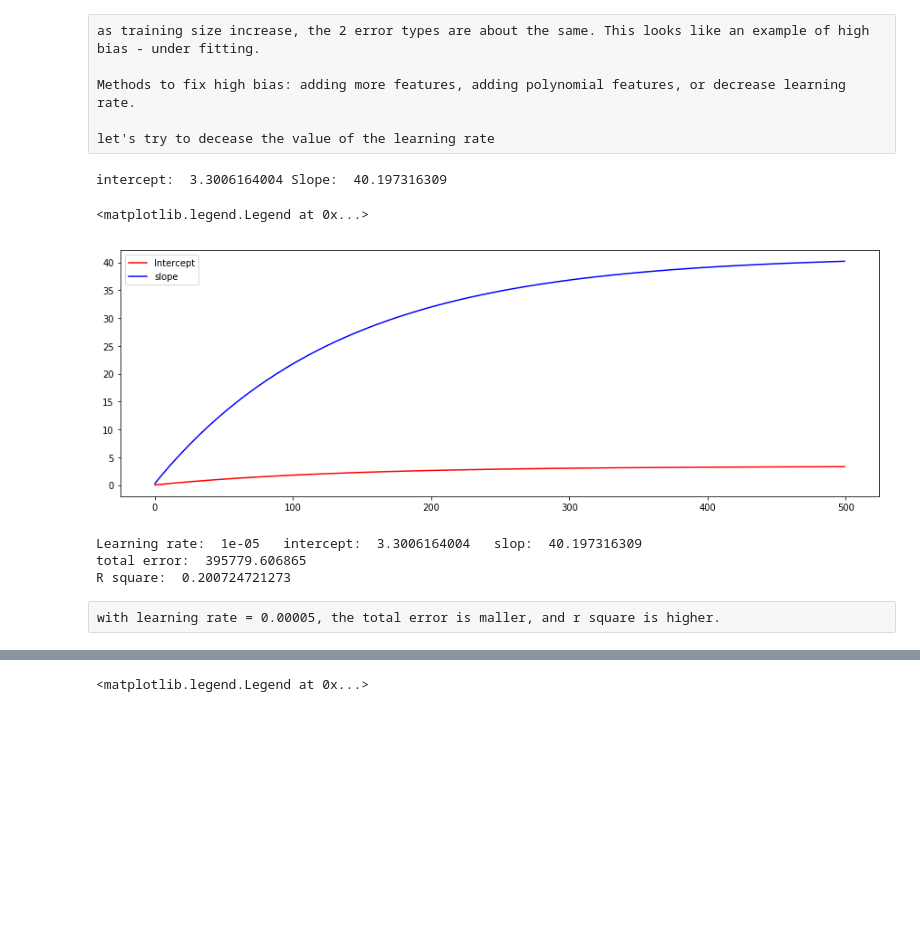
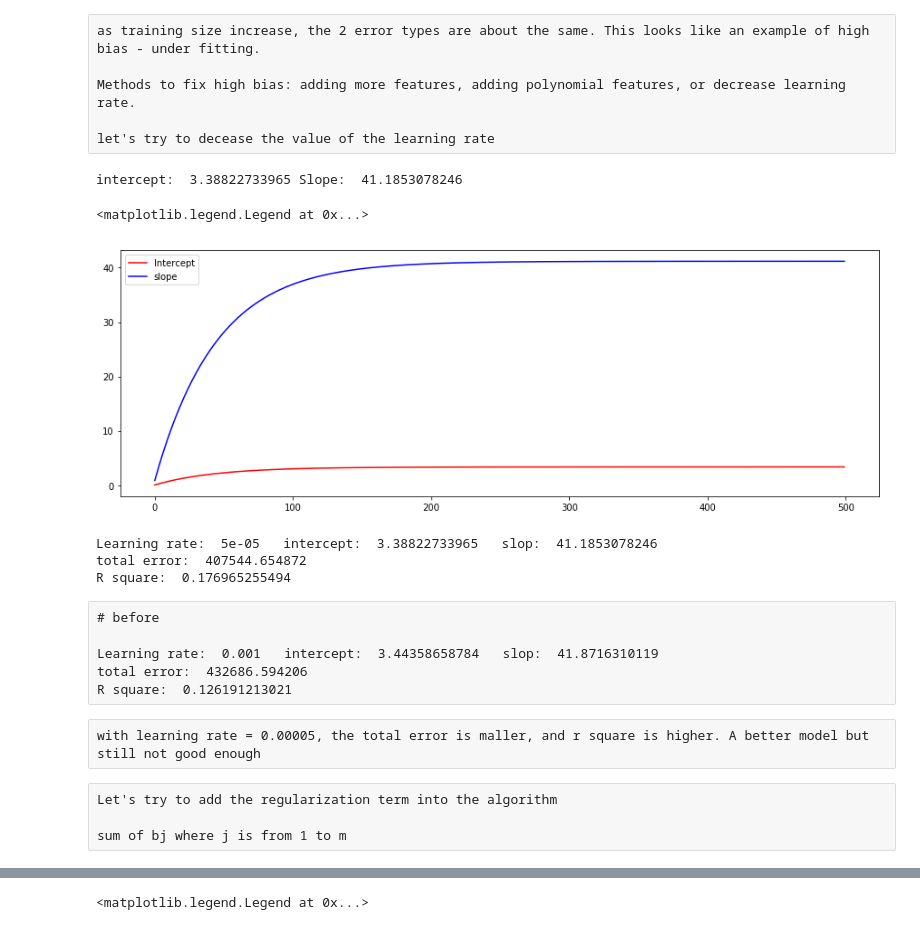
Before and after one commit to michaelzeng25/gradient-descent-on-app-and-yearly-spent, a Jupyter notebook: Gradient descent for simple linear regression.ipynb, the cells around one changed output, grey strips where cells are left out. Saved outputs shown, nothing was run; the diff lists cells and outputs as text; code cells hidden in the pictures; blank space fills up the shorter version.

```diff
--- a/Gradient descent for simple linear regression.ipynb
+++ b/Gradient descent for simple linear regression.ipynb
@@ -263,53 +270,26 @@ as training size increase, the 2 error types are about the same. This looks like
 Methods to fix high bias: adding more features, adding polynomial features, or decrease learning rate.
 
 let's try to decease the value of the learning rate
-# %%
-init_m = 0
-init_b1 = 0
-learning_rate2 = 0.00005 # ( last one was 0.001)
-store_m = []
-store_b1 = []
-# number of traiing example here is just 1(time on app), so 1/m is just 1
-
-
-# training set
-def minimize_m_b1(X_train2,y_train2, m, b1, learning_rate2):
-    N = int(len(X_train2))
-    minimize_m = m
-    minimize_b1 = b1
-    for i in range(0, len(X_train2)):
-        x = X_train2[i]
-        y = y_train2[i]
-        minimize_m += ( (m + b1 * x) - y)
-        minimize_b1 += ( (m + b1 * x) - y) * x
-    minimized_m = m - (learning_rate2 *(1/N) * minimize_m)
-    minimized_b1 = b1 - (learning_rate2 * (1/N) * minimize_b1)
-    store_m.append(minimized_m)
-    store_b1.append(minimized_b1)
-    return [minimized_m, minimized_b1]
-
-
-def run_minimize_m_b1(X_train2,y_train2,init_m, init_b1, learning_rate2, num_iteration):
-    m = init_m
-    b1 = init_b1
-    for i in range(num_iteration):
-        m,b1 = minimize_m_b1(X_train2,y_train2, m, b1, learning_rate2)
-    return [m, b1]
-
-
-[m, b1] = run_minimize_m_b1(X_train2,y_train2, init_m, init_b1, learning_rate2, num_iteration)
-print ("intercept: ",m, "Slope: ",b1)
-# %% [output]
-intercept:  3.3006164004 Slope:  40.197316309
+# %%
+
+learning_rate2 = 0.00005 # ( last one was 0.001)
+store_m = []
+store_b = []
+# number of traiing example here is just 1(time on app), so 1/m is just 1
+
+m, b = run_minimize_m_b(X_train2,y_train2, init_m, init_b, learning_rate2, num_iteration)
+print ("intercept: ",m, "Slope: ",b)
+# %% [output]
+intercept:  3.38822733965 Slope:  41.1853078246
 # %%
 # looks like 500 interations is overkilled.
 fig,ax = plt.subplots(figsize=(15,5))
-a, = ax.plot(store_m, color='red')
-b, = ax.plot(store_b1, color='blue')
-plt.legend([a,b],['Intercept', 'slope'])
+a1, = ax.plot(store_m, color='red')
+b1, = ax.plot(store_b, color='blue')
+plt.legend([a1,b1],['Intercept', 'slope'])
 # %% [output]
 <matplotlib.legend.Legend at 0x...>
-[figure, old version]
+[figure, new version]
 # %%
 # need to convert to array or the y_test data in the graph below will be a mess
 y_test = np.array(y_test)
@@ -323,10 +302,10 @@ for i in range(len(X_test)):
 total_error = 0.0
 for i in range(len(y_test)):
     total_error += (predicted_values[i] - y_test[i])**2
-print('Learning rate: ',learning_rates,'  intercept: ', m, '  slop: ',b1)
+print('Learning rate: ',learning_rate2,'  intercept: ', m, '  slop: ',b)
 print('total error: ', total_error)
 print('R square: ',metrics.r2_score(y_test, predicted_values))
 # %% [output]
-Learning rate:  1e-05   intercept:  3.3006164004   slop:  40.197316309
-total error:  395779.606865
-R square:  0.200724721273
+Learning rate:  5e-05   intercept:  3.38822733965   slop:  41.1853078246
+total error:  407544.654872
+R square:  0.176965255494
@@ -338,2 +312,12 @@ R square:  0.176948124122
+# %% [raw]
+# before
+
+Learning rate:  0.001   intercept:  3.44358658784   slop:  41.8716310119
+total error:  432686.594206
+R square:  0.126191213021
 # %% [raw]
-with learning rate = 0.00005, the total error is maller, and r square is higher.
+with learning rate = 0.00005, the total error is maller, and r square is higher. A better model but still not good enough
+# %% [raw]
+Let's try to add the regularization term into the algorithm
+
+sum of bj where j is from 1 to m
```
Also changed, not shown: parts of 40 cells of this notebook.
